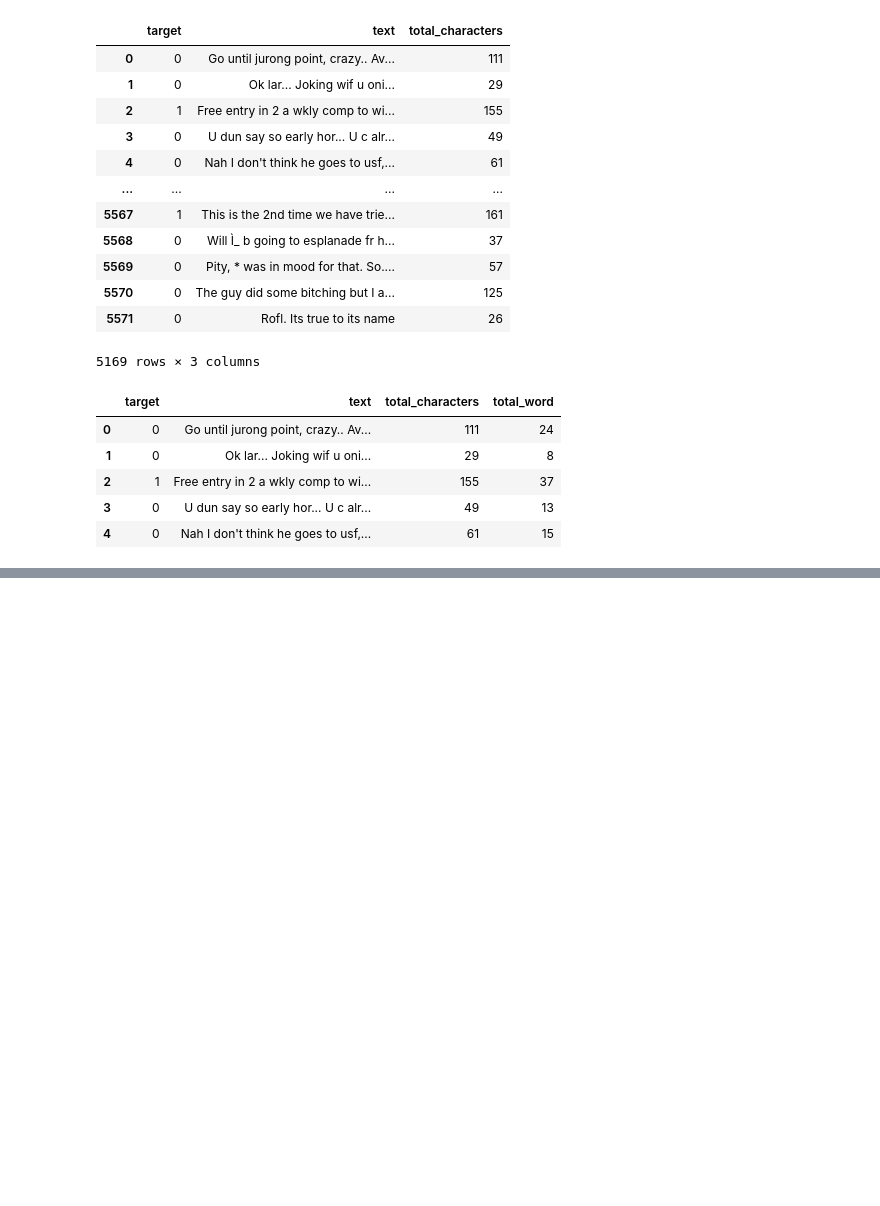
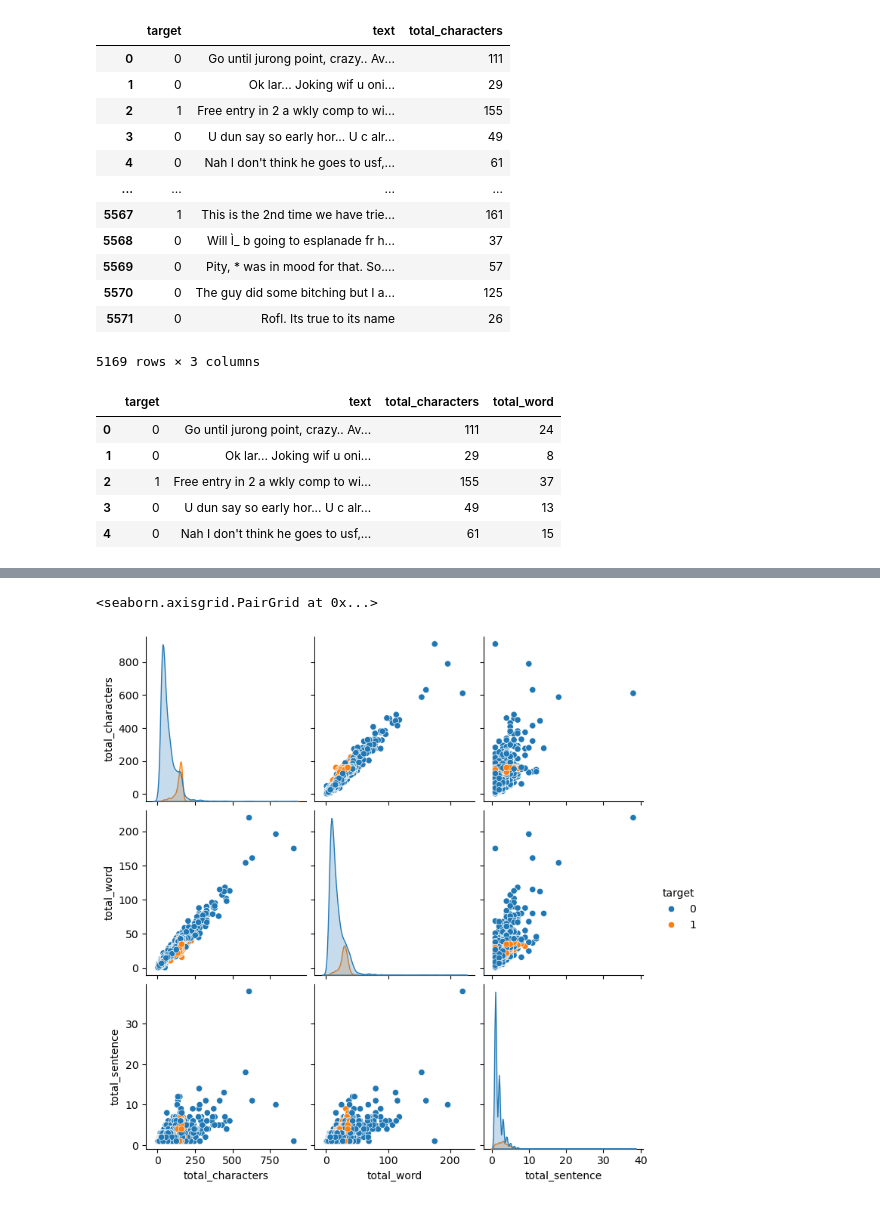
Before and after one commit to milanrai14/sms-spam-detection, a Jupyter notebook: notebook/sms_spam_detection.ipynb, the cells around one changed output, grey strips where cells are left out. Drawn from its saved outputs; the diff is of its cells as text; code cells hidden in the pictures; blank space fills up the shorter version.

```diff
--- a/notebook/sms_spam_detection.ipynb
+++ b/notebook/sms_spam_detection.ipynb
@@ -233,0 +306,5 @@ df['text'].apply(lambda x: nltk.sent_tokenize(x))
+# %%
+sns.pairplot(df, hue='target')
+# %% [output]
+<seaborn.axisgrid.PairGrid at 0x...>
+[figure, added]
```
Also changed, not shown: parts of 10 cells of this notebook.
